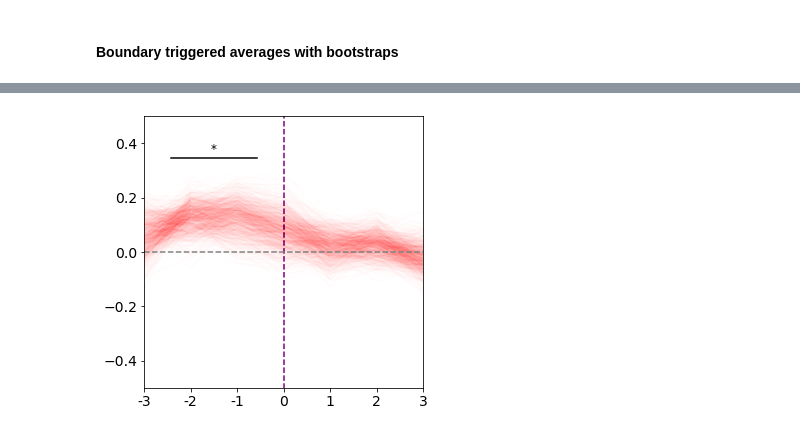
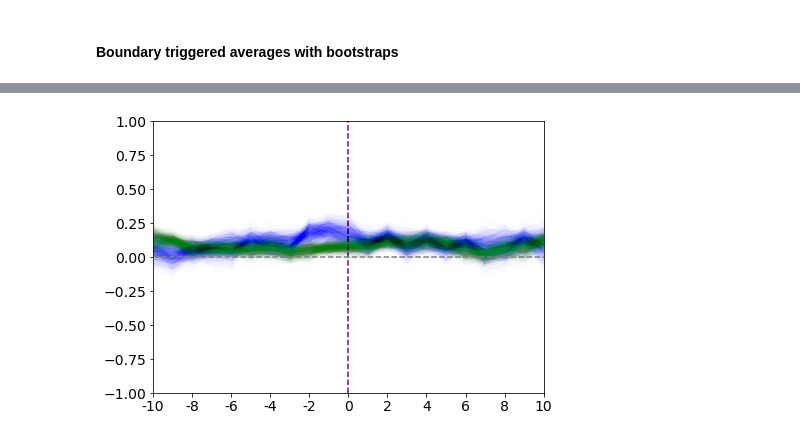
Before and after one commit to dpmlab/img2fmri, a Jupyter notebook: aperture_notebook.ipynb, the cells around one changed output, grey strips where cells are left out. Saved outputs shown, nothing was run; the diff lists cells and outputs as text; code cells hidden in the pictures.

```diff
--- a/aperture_notebook.ipynb
+++ b/aperture_notebook.ipynb
@@ -215,5 +210,4 @@ true = np.corrcoef(true[overlap].T)
 # %%
-# Loading predicted brains
-pred = nib.load('pred_processed.nii.gz').get_fdata()
-pred = pred[:,:,:,2:-8]
-pred = np.corrcoef(pred[overlap].T)
+# Loading real brains, or, the actual group-averaged human fMRI response to Partly Cloudy
+real = nib.load(f'{pc_dir}/real_group_avg_preprocessed.nii.gz').get_fdata()
+real = np.corrcoef(real[overlap].T)
@@ -236,0 +214,5 @@ Text(0.5, 0.98, 'Correlation matrices for Partly Cloudy')
+# %%
+# Loading luminance
+# lum = utils.get_luminance(input_dir=frames_dir) # will only work if movie downloaded and frames have been extracted
+lum = np.load(f'{pc_dir}/luminance_partly_cloudy.npy')
+lum = np.corrcoef(lum)
@@ -239,4 +229,4 @@ Text(0.5, 0.98, 'Correlation matrices for Partly Cloudy')
 # %%
-corr = generate_bootstrapped_correlations(true, pred, lum, TR_band=None)
+corr = imgtofmri.generate_bootstrapped_correlations(real, pred, lum, TR_band=None)
 # %% [markdown]
 #### On the full movie timecourse
@@ -253,2 +249,2 @@ pc_difference_timecourse(corr)
 # %%
-bound_averages = generate_boundary_triggered_averages(corr)
+bound_averages = analysis.generate_boundary_triggered_averages(corr, num_boundary_bootstraps=10)
@@ -267,4 +251,4 @@ pc_bootstrapped_difference(bound_averages)
-# %%
-pc_bootstrapped_difference_3TRs(bound_averages)
-# %% [output]
-[figure, removed]
+# %%
+analysis.pc_bootstrapped_pred_lum(bound_averages)
+# %% [output]
+[figure, added]
```
Also changed, not shown: parts of 51 cells of this notebook, 4 other files.
